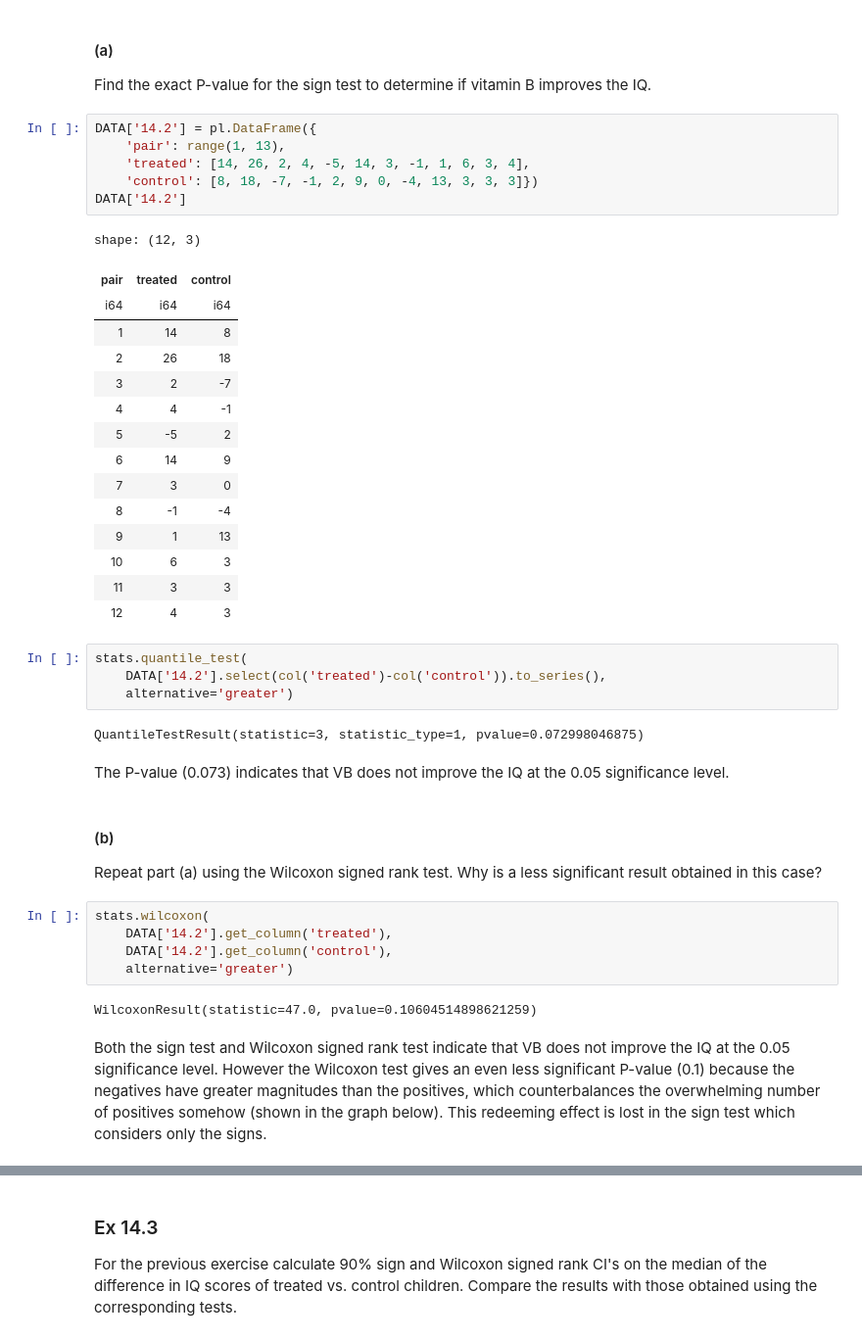
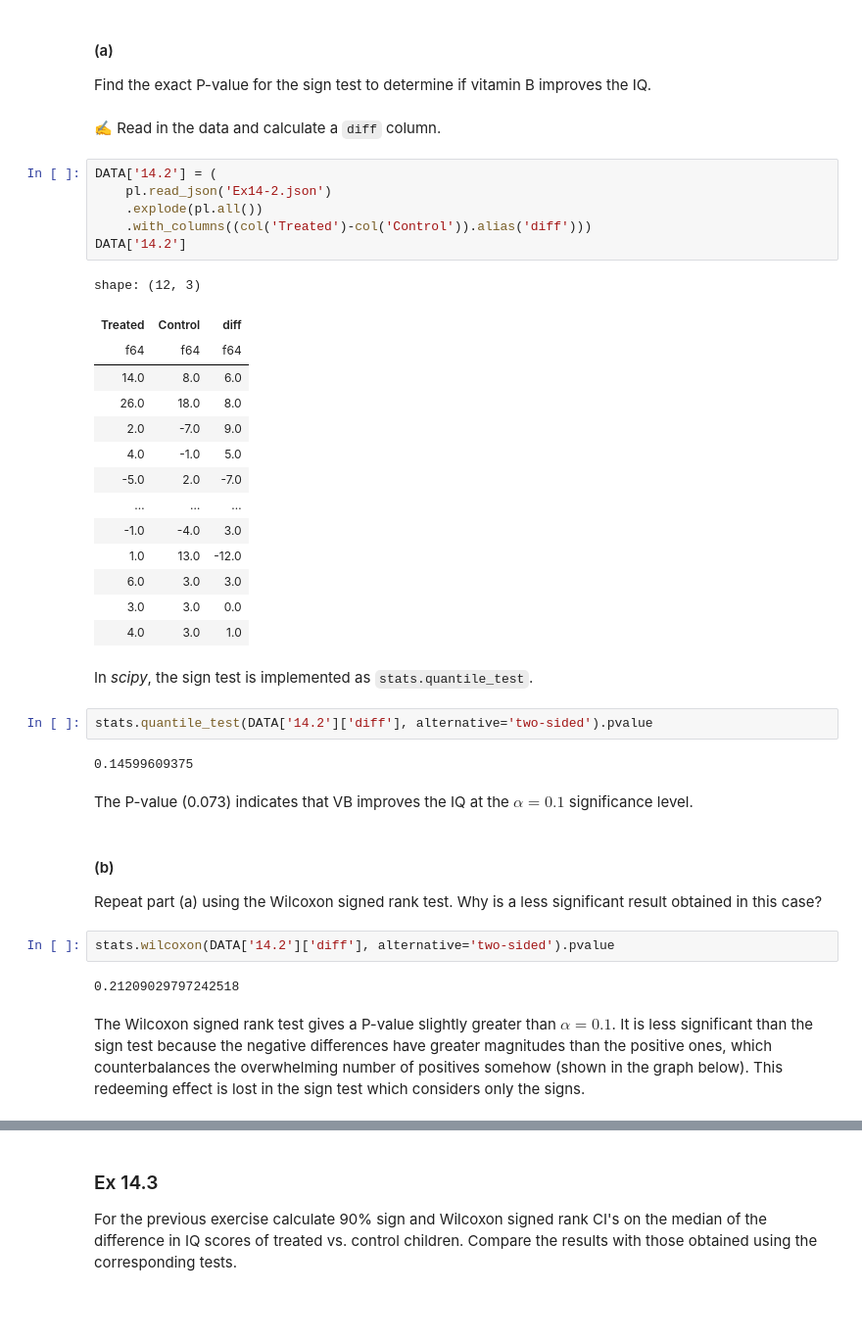
Before and after one commit to asterix314/SDAEI-Tamhane, a Jupyter notebook: ch14/ch14.ipynb, the cells around one changed output, grey strips where cells are left out. Shown at 98% size. Cells and saved outputs as stored; diff of their text form; blank space fills up the shorter version.

```diff
--- a/ch14/ch14.ipynb
+++ b/ch14/ch14.ipynb
@@ -87,48 +87,46 @@ Control | 8 | 18 | -7 | -1 | 2 | 9 | 0 | -4 | 13 | 3 | 3 | 3
 #### (a)
 
 Find the exact P-value for the sign test to determine if vitamin B improves the IQ.
-# %%
-DATA['14.2'] = pl.DataFrame({
-    'pair': range(1, 13),
-    'treated': [14, 26, 2, 4, -5, 14, 3, -1, 1, 6, 3, 4],
-    'control': [8, 18, -7, -1, 2, 9, 0, -4, 13, 3, 3, 3]})
-DATA['14.2']
-# %% [output]
-shape: (12, 3)
-| pair | treated | control |
-| i64 | i64 | i64 |
-| 1 | 14 | 8 |
-| 2 | 26 | 18 |
-| 3 | 2 | -7 |
-| 4 | 4 | -1 |
-| 5 | -5 | 2 |
-| 6 | 14 | 9 |
-| 7 | 3 | 0 |
-| 8 | -1 | -4 |
-| 9 | 1 | 13 |
-| 10 | 6 | 3 |
-| 11 | 3 | 3 |
-| 12 | 4 | 3 |
-# %%
-stats.quantile_test(
-    DATA['14.2'].select(col('treated')-col('control')).to_series(),
-    alternative='greater')
-# %% [output]
-QuantileTestResult(statistic=3, statistic_type=1, pvalue=0.072998046875)
+# %% [markdown]
+✍️ Read in the data and calculate a `diff` column.
+# %%
+DATA['14.2'] = (
+    pl.read_json('Ex14-2.json')
+    .explode(pl.all())
+    .with_columns((col('Treated')-col('Control')).alias('diff')))
+DATA['14.2']
+# %% [output]
+shape: (12, 3)
+| Treated | Control | diff |
+| f64 | f64 | f64 |
+| 14.0 | 8.0 | 6.0 |
+| 26.0 | 18.0 | 8.0 |
+| 2.0 | -7.0 | 9.0 |
+| 4.0 | -1.0 | 5.0 |
+| -5.0 | 2.0 | -7.0 |
+| … | … | … |
+| -1.0 | -4.0 | 3.0 |
+| 1.0 | 13.0 | -12.0 |
+| 6.0 | 3.0 | 3.0 |
+| 3.0 | 3.0 | 0.0 |
+| 4.0 | 3.0 | 1.0 |
+# %% [markdown]
+In *scipy*, the sign test is implemented  as `stats.quantile_test`.
+# %%
+stats.quantile_test(DATA['14.2']['diff'], alternative='two-sided').pvalue
+# %% [output]
+0.14599609375
 # %% [markdown]
-The P-value (0.073) indicates that VB does not improve the IQ at the 0.05 significance level.
+The P-value (0.073) indicates that VB improves the IQ at the $\alpha = 0.1$ significance level.
 # %% [markdown]
 #### (b)
 
 Repeat part (a) using the Wilcoxon signed rank test. Why is a less significant result obtained in this case?
 # %%
-stats.wilcoxon(
-    DATA['14.2'].get_column('treated'),
-    DATA['14.2'].get_column('control'),
-    alternative='greater')
+stats.wilcoxon(DATA['14.2']['diff'], alternative='two-sided').pvalue
 # %% [output]
-WilcoxonResult(statistic=47.0, pvalue=0.10604514898621259)
+0.21209029797242518
 # %% [markdown]
-Both the sign test and Wilcoxon signed rank test indicate that VB does not improve the IQ at the 0.05 significance level. However the Wilcoxon test gives an even less significant P-value (0.1) because the negatives have greater magnitudes than the positives, which counterbalances the overwhelming number of positives somehow (shown in the graph below). This redeeming effect is lost in the sign test which considers only the signs.
+The Wilcoxon signed rank test gives a P-value slightly greater than $\alpha = 0.1$. It is less significant than the sign test because the negative differences have greater magnitudes than the positive ones, which counterbalances the overwhelming number of positives somehow (shown in the graph below). This redeeming effect is lost in the sign test which considers only the signs.
 # %%
 (
```
Also changed, not shown: parts of 9 cells of this notebook, 2 other files.
